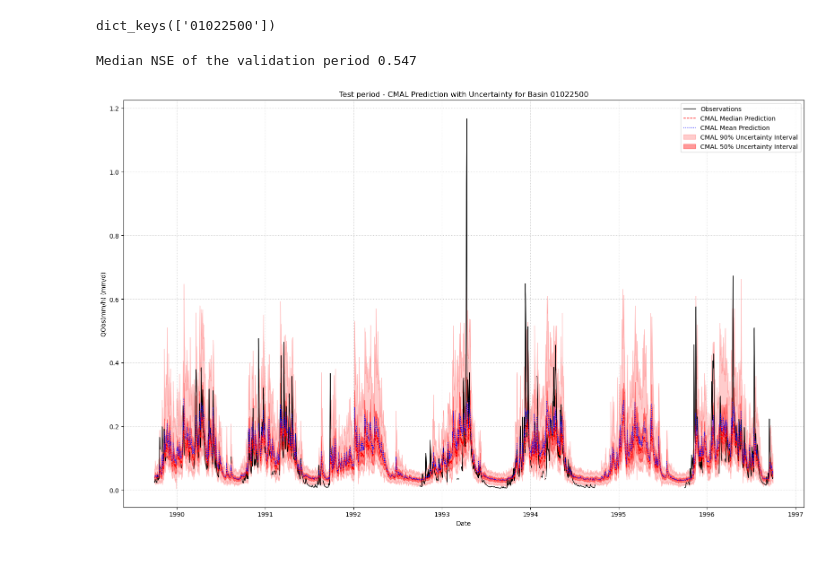
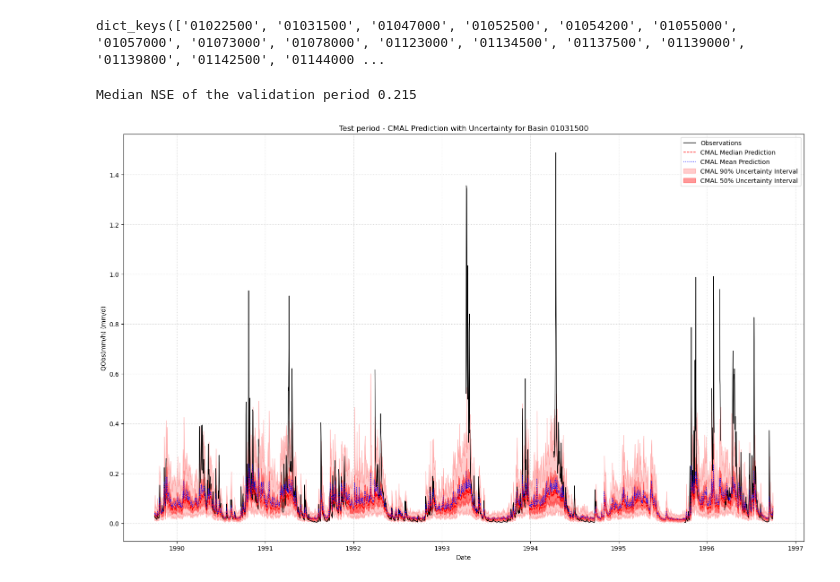
Before and after one commit to huangale88/neuralhydrology, a Jupyter notebook: own/MtslstmCMAL/mtslstm_cmal.ipynb, the cells around one changed output. Cells and saved outputs as stored; diff of their text form; code cells hidden in the pictures.

Commit message:
Re-ran the mtslstmcmal model. Added a new regularization class for the cmal model.

```diff
--- a/own/MtslstmCMAL/mtslstm_cmal.ipynb
+++ b/own/MtslstmCMAL/mtslstm_cmal.ipynb
@@ -42,4 +67,4 @@ DEBUG: Head object for '1D': CMAL(
 # %%
-run_dir = Path("runs/test_run_0406_041047")
+run_dir = Path("runs/test_run_0606_134022")
 eval_run(run_dir=run_dir, period="test")
 # %% [output]
@@ -66,18 +78,18 @@ with open(run_dir / "test" / "model_epoch050" / "test_results.p", "rb") as fp:
 
 results.keys()
 # %% [output]
-dict_keys(['01022500'])
+dict_keys(['01022500', '01031500', '01047000', '01052500', '01054200', '01055000', '01057000', '01073000', '01078000', '01123000', '01134500', '01137500', '01139000', '01139800', '01142500', '01144000 ...
 # %%
 # Load validation results from the last epoch
-df = pd.read_csv(run_dir / "validation" / "model_epoch050" / "validation_metrics.csv", dtype={'basin': str})
+df = pd.read_csv(run_dir / "validation" / "model_epoch005" / "validation_metrics.csv", dtype={'basin': str})
 df = df.set_index('basin')
 
 # Compute the median NSE from all basins, where discharge observations are available for that period
-print(f"Median NSE of the validation period {df['NSE_1D'].median():.3f}")
+print(f"Median NSE of the validation period {df['NSE_1h'].median():.3f}")
 # %% [output]
-Median NSE of the validation period 0.547
+Median NSE of the validation period 0.215
 # %%
-basin_id = '01022500' # Your basin ID
+basin_id = '01031500' # Your basin ID
 freq = '1D'           # Your frequency key
 target_variable = 'QObs(mm/h)' # Your target variable name
 
@@ -143,31 +155,31 @@ ax.plot(mean_sim['date'].values, mean_sim.values, color='blue', linestyle=':', l
 
 # Plot uncertainty bands using fill_between
 # 90% Confidence Interval (between 5th and 95th percentiles)
 ax.fill_between(
     lower_bound_90ci['date'].values, # X-axis values (full hourly dates)
     lower_bound_90ci.values,         # Y1 values (flattened to 1D)
     upper_bound_90ci.values,         # Y2 values (flattened to 1D)
     color='red',
     alpha=0.2, # Lighter transparency for the wider band
     label='CMAL 90% Uncertainty Interval'
 )
 
 # 50% Confidence Interval (between 25th and 75th percentiles)
 ax.fill_between(
     q25['date'].values,
     q25.values,
     q75.values,
     color='red',
     alpha=0.4, # Darker transparency for the narrower band
     label='CMAL 50% Uncertainty Interval'
 )
 
 ax.set_ylabel(f"{target_variable} (mm/d)")
 ax.set_xlabel("Date")
 ax.set_title(f"Test period - CMAL Prediction with Uncertainty for Basin {basin_id}")
 ax.legend()
 plt.grid(True, linestyle=':', alpha=0.7)
 plt.tight_layout()
 plt.show()
 # %% [output]
-[figure, old version]
+[figure, new version]
```
Also changed, not shown: parts of 3 cells of this notebook, 4 other files.
